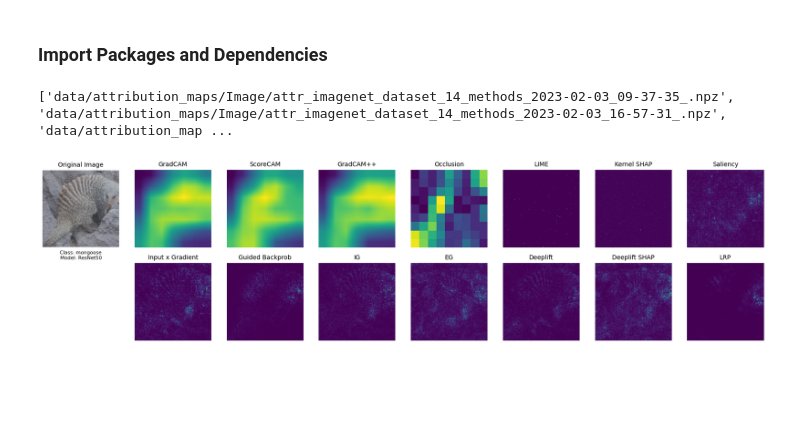
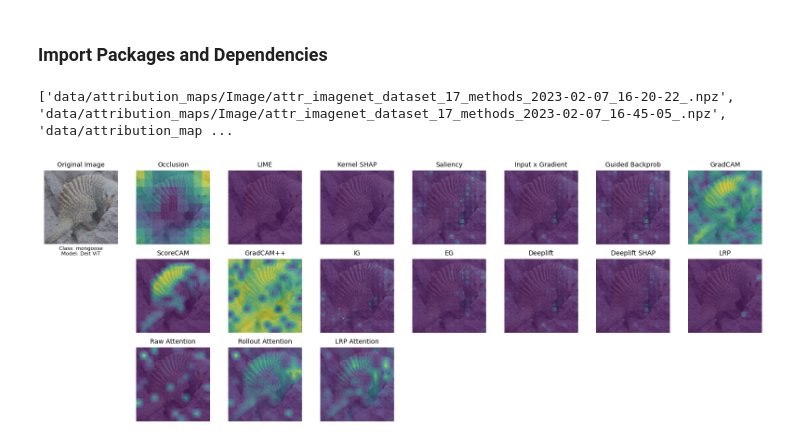
Before and after one commit to IML-DKFZ/latec, a Jupyter notebook: notebooks/attr_vis.ipynb, the cells around one changed output. Cells and saved outputs as stored; diff of their text form; code cells hidden in the pictures; blank space fills up the shorter version.

Commit message:
new xai_methods computation, first eval impl

```diff
--- a/notebooks/attr_vis.ipynb
+++ b/notebooks/attr_vis.ipynb
@@ -29,17 +29,17 @@ print(sorted(glob.glob("data/attribution_maps/Image/*"), key=os.path.getmtime))
 
 file = sorted(glob.glob("data/attribution_maps/Image/*"), key=os.path.getmtime)[-1] # selects always the newsest
 data = np.load(file)
-data = data['arr_0']
+data = [data['arr_0'],data['arr_1'],data['arr_2']]
 
 with open('data/datasets/imagenet_classes.txt', "r") as cf:
     imagnet_classes = ast.literal_eval(cf.read())
 # %% [output]
-['data/attribution_maps/Image/attr_imagenet_dataset_14_methods_2023-02-03_09-37-35_.npz', 'data/attribution_maps/Image/attr_imagenet_dataset_14_methods_2023-02-03_16-57-31_.npz', 'data/attribution_map ...
+['data/attribution_maps/Image/attr_imagenet_dataset_17_methods_2023-02-07_16-20-22_.npz', 'data/attribution_maps/Image/attr_imagenet_dataset_17_methods_2023-02-07_16-45-05_.npz', 'data/attribution_map ...
 # %%
-methods = ["GradCAM","ScoreCAM","GradCAM++","Occlusion","LIME","Kernel SHAP","Saliency","Input x Gradient", "Guided Backprob", "IG", "EG", "Deeplift", "Deeplift SHAP", "LRP", "Last-layer Attention", "Rollout Attention", "LRP Attention"]
+methods = ["Occlusion","LIME","Kernel SHAP","Saliency","Input x Gradient", "Guided Backprob","GradCAM","ScoreCAM","GradCAM++", "IG", "EG", "Deeplift", "Deeplift SHAP", "LRP", "Raw Attention", "Rollout Attention", "LRP Attention"]
 models = ["ResNet50","EfficientNetb0","Deit ViT"]
 n = 0
-model = 0
+model = 2
 # %%
 fig, axes = plt.subplots(3 if model == 2 else 2, 8, figsize=(20, 7) if model == 2 else (21,5), sharey=True, sharex = True)
 
@@ -51,37 +51,40 @@ def deprocess_image(img):
     img = img + 0.5
     img = np.clip(img, 0, 1)
     return img
 
 img = deprocess_image(x_batch[n].detach().numpy().transpose(1,2,0))
 
 axes[0,0].imshow(img)
 axes[0,0].axis('off')
 axes[0,0].axes.set_title("Original Image",fontsize=10)
 
 for i in range(7):
-    mask = np.abs(data[n,model,i,:]).mean(0)
-    sns.heatmap(ax =  axes[0,(i+1)], data = mask,cbar=False, cmap="viridis")
+    mask = np.abs(data[model][n,i,:]).mean(0)
+    axes[0,i+1].imshow(img)
+    sns.heatmap(ax =  axes[0,(i+1)], data = mask,cbar=False, cmap="viridis", alpha=0.6)
     axes[0,i+1].axis('off')
     axes[0,i+1].axes.set_title(methods[i],fontsize=10)
 for i in range(7):
-    mask = np.abs(data[n,model,7 + i,:]).mean(0)
-    sns.heatmap(ax =  axes[1,(i+1)], data = mask,cbar=False, cmap="viridis")
+    mask = np.abs(data[model][n,7 + i,:]).mean(0)
+    axes[1,i+1].imshow(img)
+    sns.heatmap(ax =  axes[1,(i+1)], data = mask,cbar=False, cmap="viridis", alpha=0.6)
     axes[1,i+1].axis('off')
     axes[1,i+1].axes.set_title(methods[7 + i],fontsize=10)
 
 axes[1,0].axes.set_title("Class: " + str(imagnet_classes[int(y_batch[n])] + "\nModel: " + models[model]),fontsize=8)
 axes[1,0].axis('off')
 
 if model == 2:
     for i in range(3):
-        mask = np.abs(data[n,model,14 + i,:]).mean(0)
-        sns.heatmap(ax =  axes[2,(i+1)], data = mask,cbar=False, cmap="viridis")
+        mask = np.abs(data[model][n,14 + i,:]).mean(0)
+        axes[2,i+1].imshow(img)
+        sns.heatmap(ax =  axes[2,(i+1)], data = mask,cbar=False, cmap="viridis", alpha=0.6)
         axes[2,i+1].axis('off')
         axes[2,i+1].axes.set_title(methods[14 + i],fontsize=10)
     axes[2,0].axis('off')
     axes[2,4].axis('off')
     axes[2,5].axis('off')
     axes[2,6].axis('off')
     axes[2,7].axis('off')
 # %% [output]
-[figure, old version]
+[figure, new version]
```
Also changed, not shown: 14 other files.
